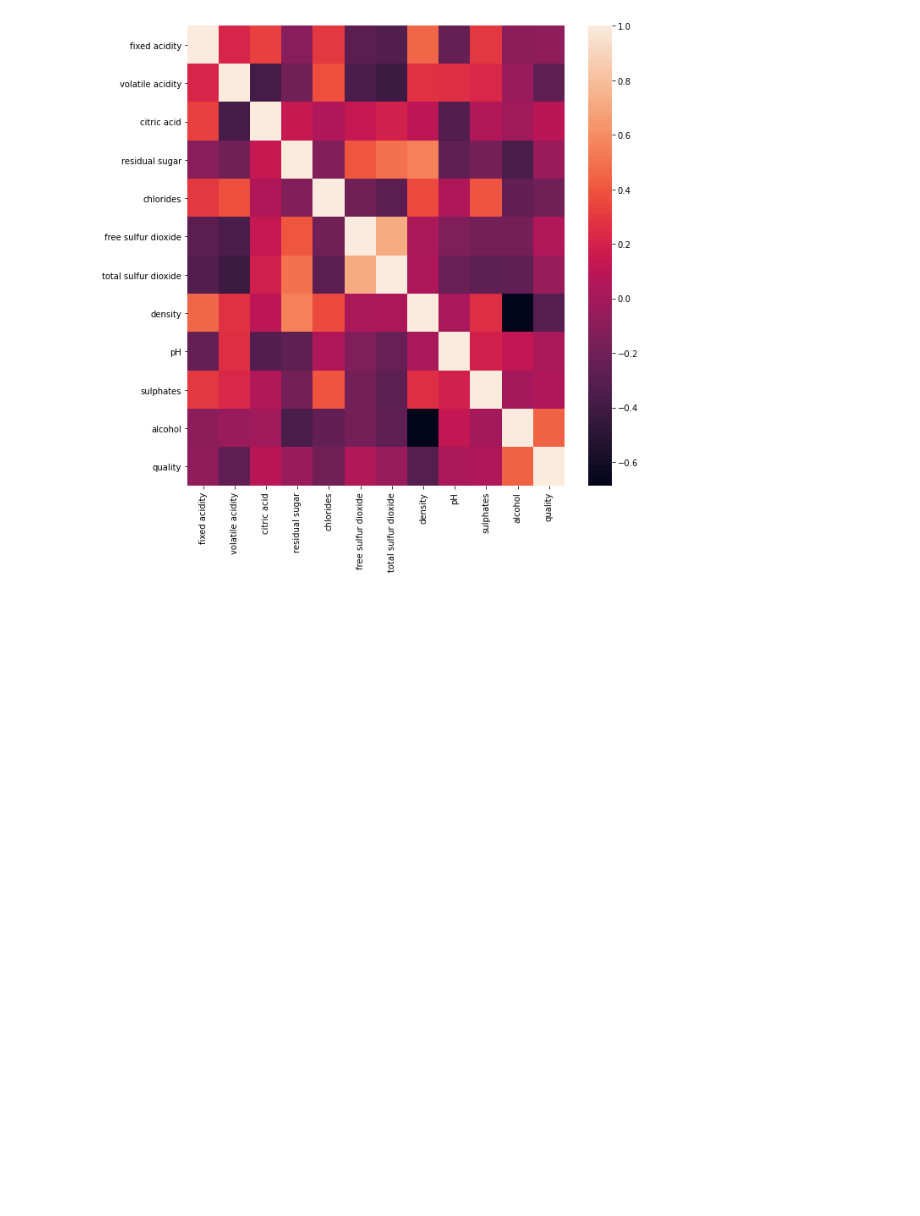
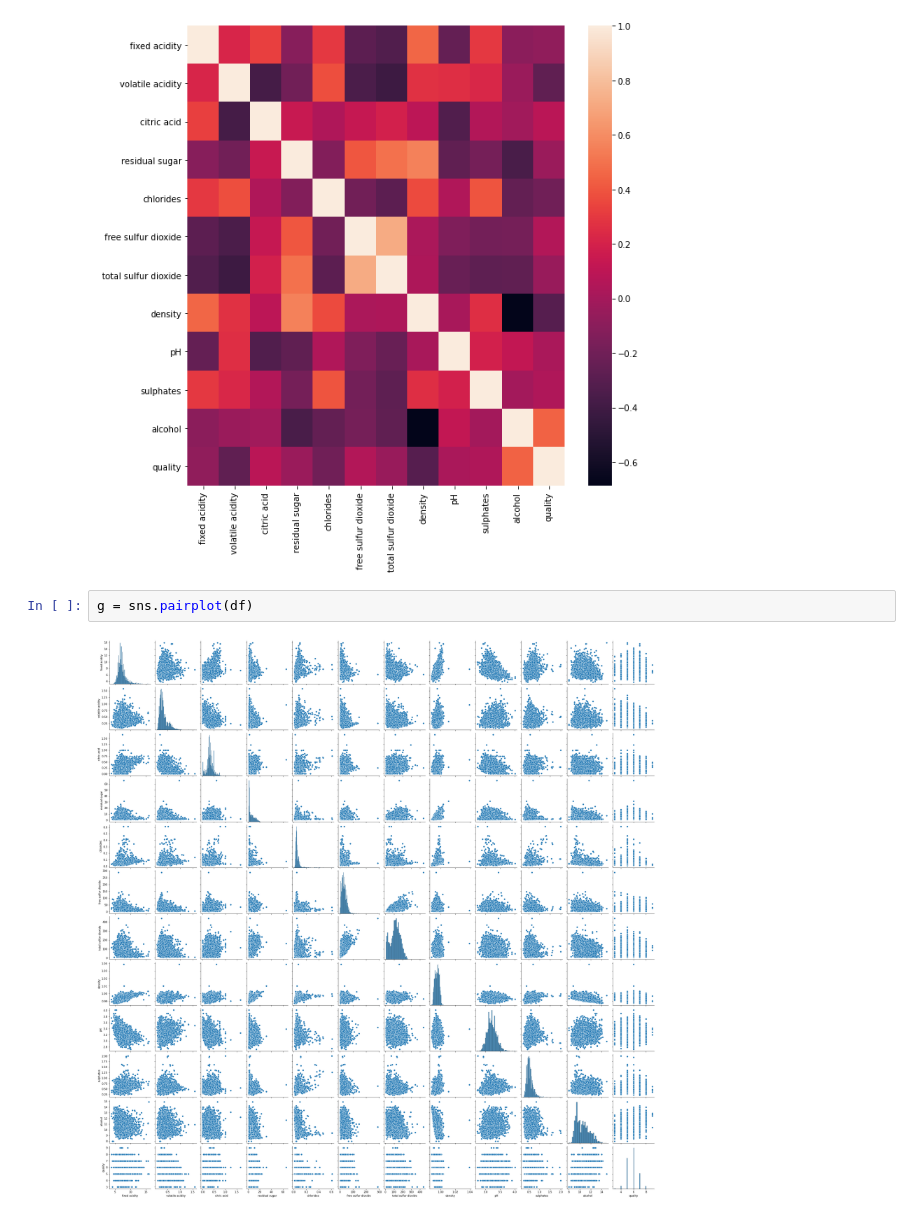
Before and after one commit to espSiyam/Data-Science--Analytics---AI-for-Business---the-Real-World-, a Jupyter notebook: 5.Statistics(Visualization)/3.Analizing Frequency distribution.ipynb, the cells around one changed output. Saved outputs shown, nothing was run; the diff lists cells and outputs as text; blank space fills up the shorter version.

Commit message:
pairplot

```diff
--- a/5.Statistics(Visualization)/3.Analizing Frequency distribution.ipynb
+++ b/5.Statistics(Visualization)/3.Analizing Frequency distribution.ipynb
@@ -330,3 +330,7 @@ sns.heatmap(corr)
 # %% [output]
 <AxesSubplot:>
 [figure]
+# %%
+g = sns.pairplot(df)
+# %% [output]
+[figure, added]
```
